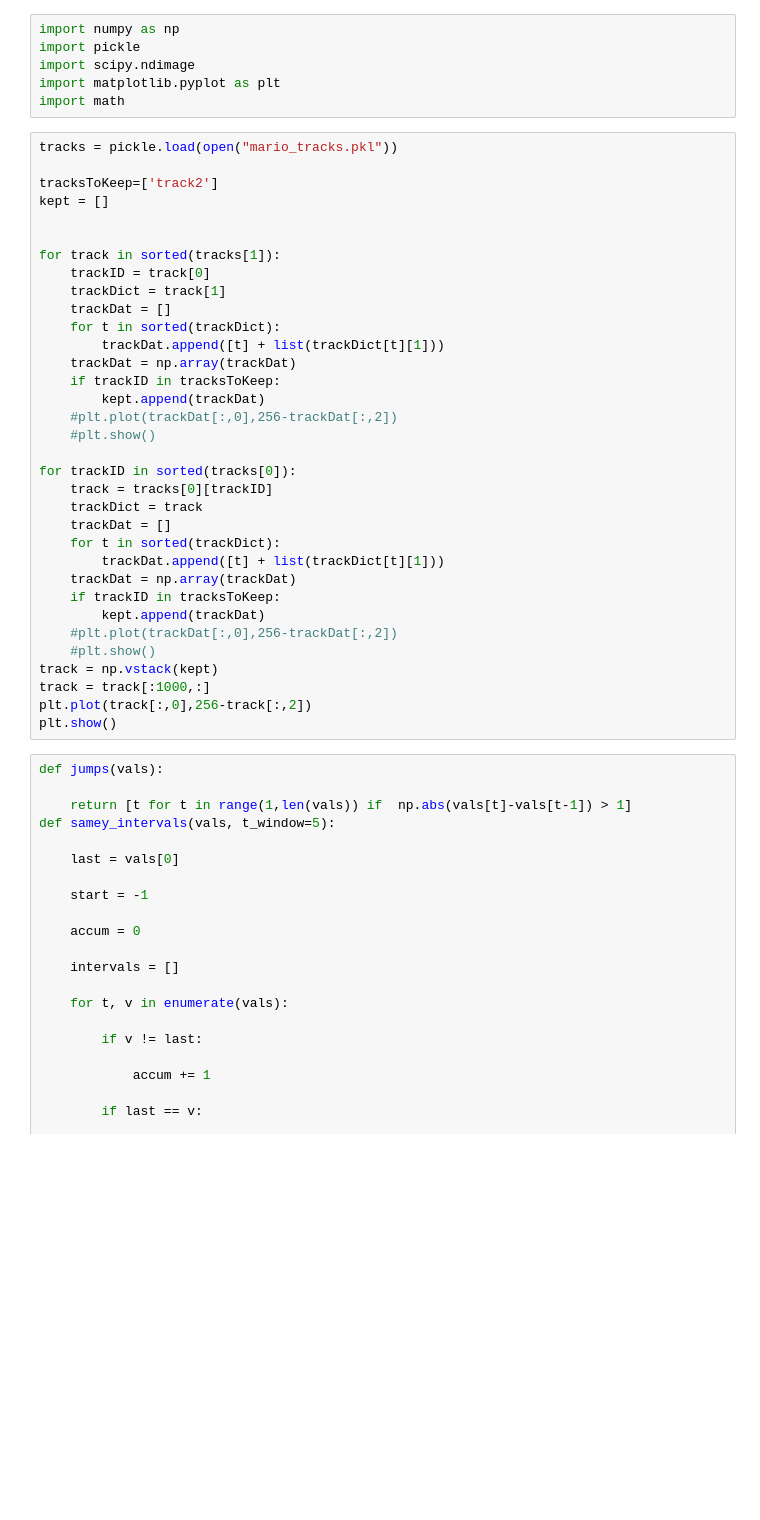
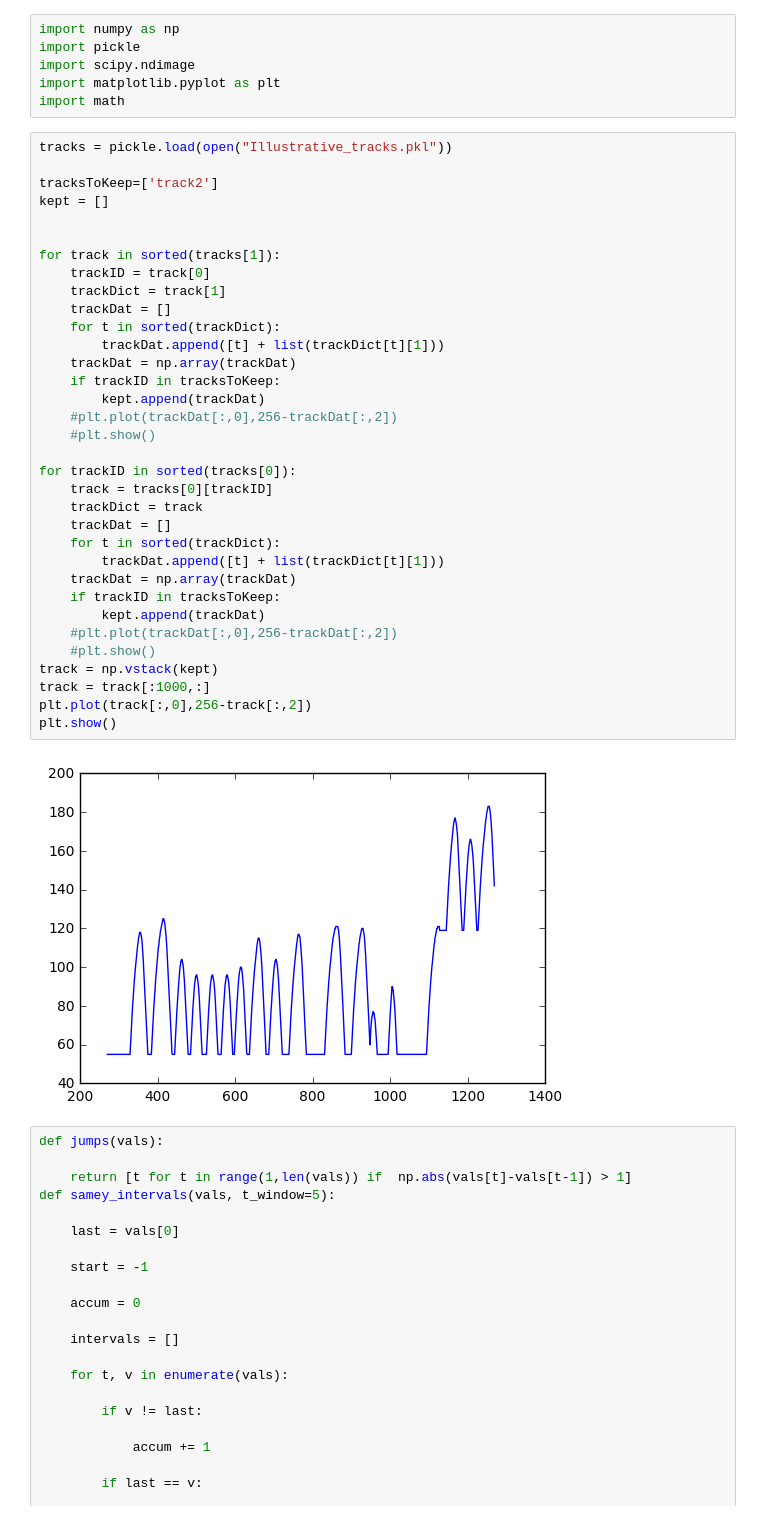
Before and after one commit to JoeOsborn/mechlearn, a Jupyter notebook: mechlearn/LeastSquares.ipynb, the cells around one changed output. Drawn from its saved outputs; the diff is of its cells as text; blank space fills up the shorter version.

```diff
--- a/mechlearn/LeastSquares.ipynb
+++ b/mechlearn/LeastSquares.ipynb
@@ -5,39 +5,41 @@ import scipy.ndimage
 import matplotlib.pyplot as plt
 import math
 # %%
-tracks = pickle.load(open("mario_tracks.pkl"))
+tracks = pickle.load(open("Illustrative_tracks.pkl"))
 
 tracksToKeep=['track2']
 kept = []
 
 
 for track in sorted(tracks[1]):
     trackID = track[0]
     trackDict = track[1]
     trackDat = []
     for t in sorted(trackDict):
         trackDat.append([t] + list(trackDict[t][1]))
     trackDat = np.array(trackDat)
     if trackID in tracksToKeep:
         kept.append(trackDat)
     #plt.plot(trackDat[:,0],256-trackDat[:,2])
     #plt.show()
 
 for trackID in sorted(tracks[0]):
     track = tracks[0][trackID]
     trackDict = track
     trackDat = []
     for t in sorted(trackDict):
         trackDat.append([t] + list(trackDict[t][1]))
     trackDat = np.array(trackDat)
     if trackID in tracksToKeep:
         kept.append(trackDat)
     #plt.plot(trackDat[:,0],256-trackDat[:,2])
     #plt.show()
 track = np.vstack(kept)
 track = track[:1000,:]
 plt.plot(track[:,0],256-track[:,2])
 plt.show()
+# %% [output]
+[figure, added]
 # %%
 def jumps(vals):
 
```
Also changed, not shown: parts of 6 cells of this notebook, 5 other files.
